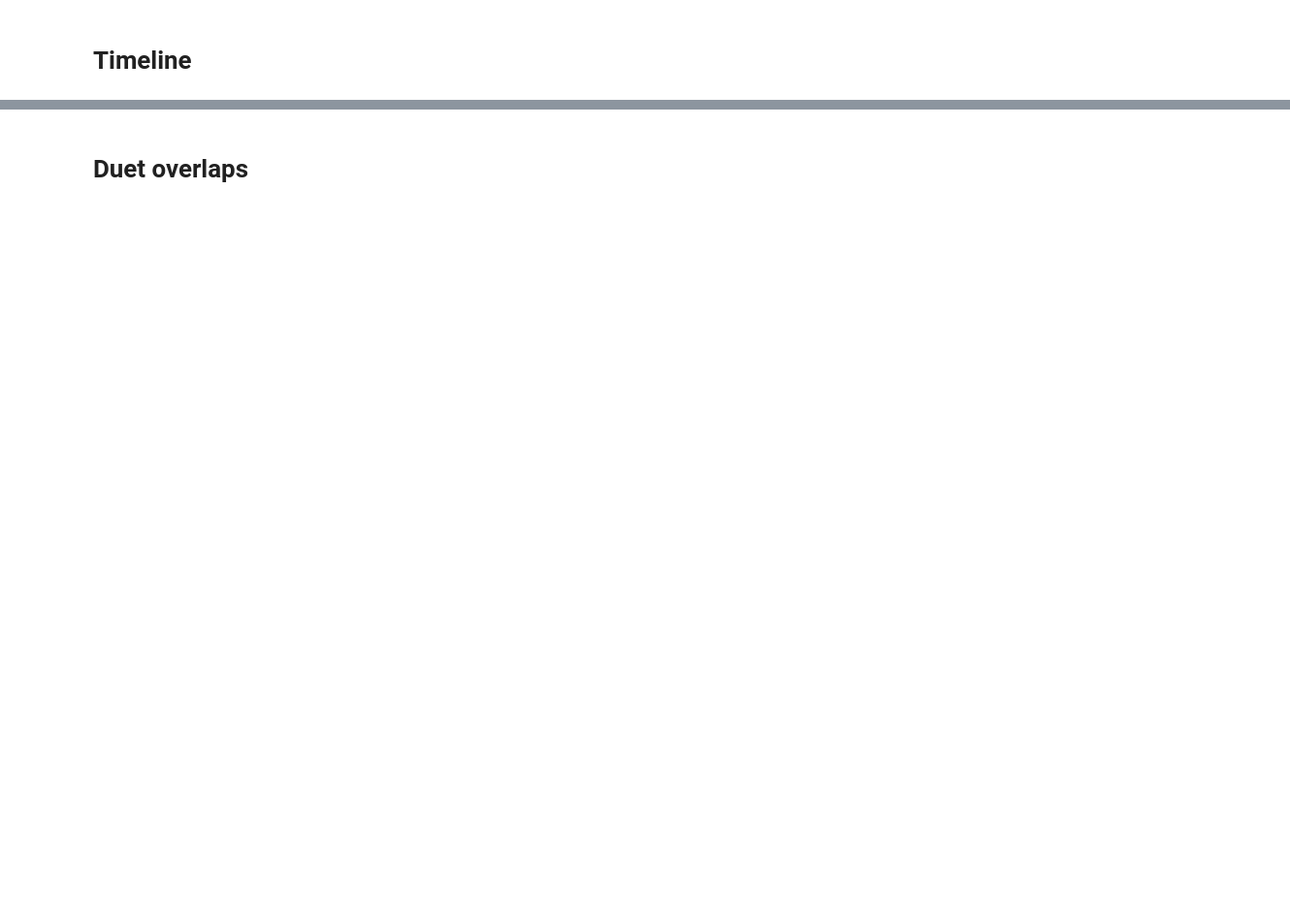
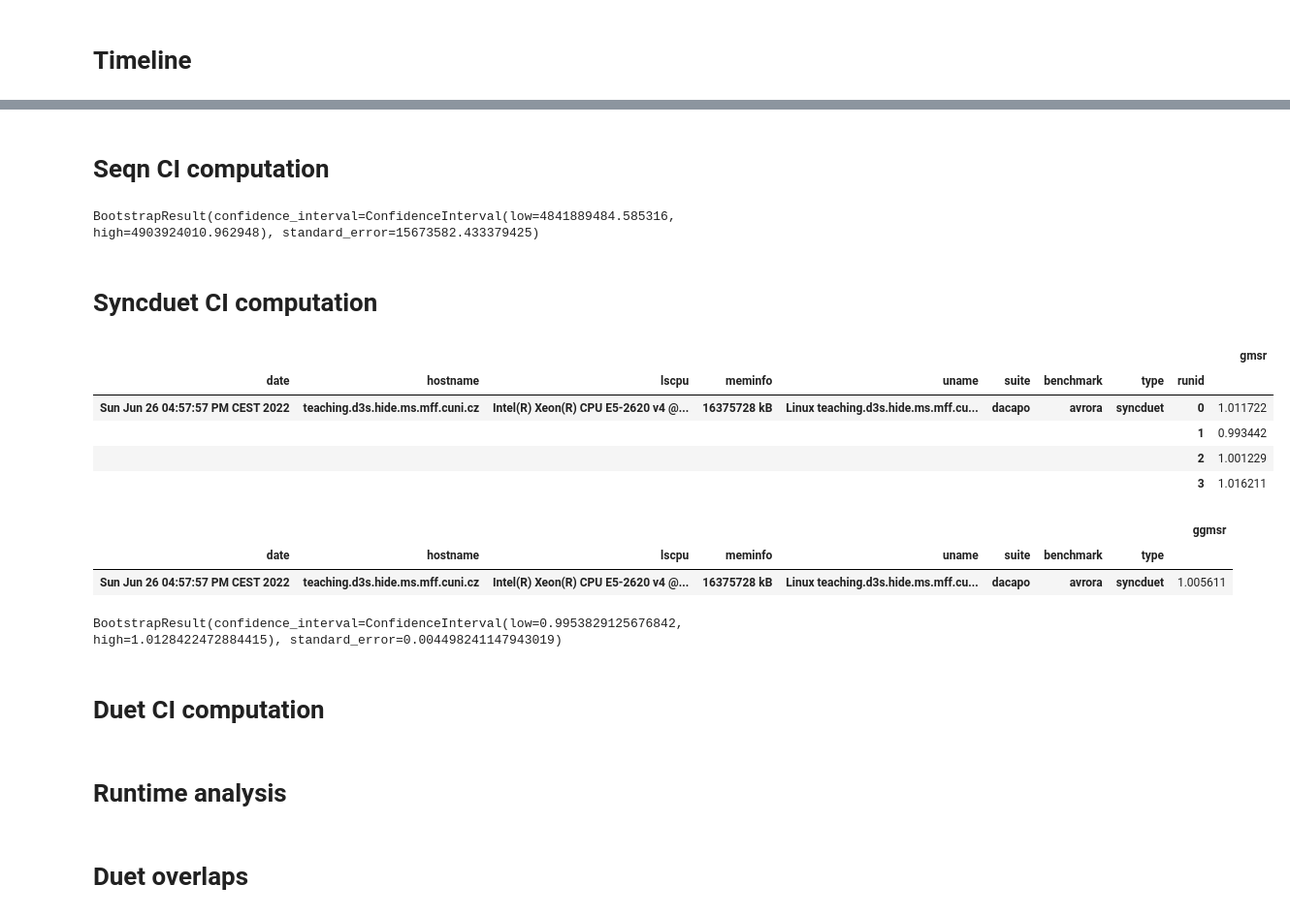
Before and after one commit to TomasDrozdik/asynchronous-duet, a Jupyter notebook: notebooks/verification.ipynb, the cells around one changed output, grey strips where cells are left out. Shown at 97% size. Cells and saved outputs as stored; diff of their text form; code cells hidden in the pictures; blank space fills up the shorter version.

```diff
--- a/notebooks/verification.ipynb
+++ b/notebooks/verification.ipynb
@@ -80,0 +172,13 @@ ValueError: Value of 'y' is not the name of a column in 'data_frame'. Expected o
+# %% [markdown]
+# Seqn CI computation
+# %%
+df = df_raw[
+    (df_raw[RF.suite] == "dacapo")
+    & (df_raw[RF.benchmark] == "avrora")
+    & (df_raw[RF.type] == "seqn")
+]
+df = preprocess_data(df)
+# df.groupby(ARTIFACT_COL + PAIR_ID_COL).agg(gmsr=(RF.time_ns, np.mean))
+bootstrap(data=(df[RF.time_ns],), statistic=np.mean)
+# %% [output]
+BootstrapResult(confidence_interval=ConfidenceInterval(low=4841889484.585316, high=4903924010.962948), standard_error=15673582.433379425)
@@ -80,0 +199,34 @@ ValueError: Value of 'y' is not the name of a column in 'data_frame'. Expected o
+# %% [markdown]
+# Syncduet CI computation
+# %%
+df = df_raw[
+    (df_raw[RF.suite] == "dacapo")
+    & (df_raw[RF.benchmark] == "avrora")
+    & (df_raw[RF.type] == "syncduet")
+]
+df = preprocess_data(df)
+df = df.pivot_table(
+    index=ARTIFACT_COL + RUN_ID_COL + [RF.iteration],
+    columns=RF.pair,
+    values=[RF.time_ns],
+).reset_index()
+df.columns = [f"{i}_{j}" if j else i for i, j in df.columns]
+df[DF.pair_speedup] = df[RF.time_ns + "_A"] / df[RF.time_ns + "_B"]
+df_gmsr = df.groupby(ARTIFACT_COL + RUN_ID_COL).agg(gmsr=(DF.pair_speedup, gmean))
+display(df_gmsr)
+df_ggmsr = df_gmsr.groupby(ARTIFACT_COL + BENCHMARK_ID_COL).agg(ggmsr=("gmsr", gmean))
+display(df_ggmsr)
+
+# Bootstrap
+bootstrap(data=(df_gmsr["gmsr"],), statistic=gmean)
+# %% [output]
+|  |  |  |  |  |  |  |  |  | gmsr |
+| date | hostname | lscpu | meminfo | uname | suite | benchmark | type | runid |  |
+| Sun Jun 26 04:57:57 PM CEST 2022 | teaching.d3s.hide.ms.mff.cuni.cz | Intel(R) Xeon(R) CPU E5-2620 v4 @... | 16375728 kB | Linux teaching.d3s.hide.ms.mff.cu... | dacapo | avrora | syncduet | 0 | 1.011722 |
+|  |  |  |  |  |  |  |  | 1 | 0.993442 |
+|  |  |  |  |  |  |  |  | 2 | 1.001229 |
+|  |  |  |  |  |  |  |  | 3 | 1.016211 |
+|  |  |  |  |  |  |  |  | ggmsr |
+| date | hostname | lscpu | meminfo | uname | suite | benchmark | type |  |
+| Sun Jun 26 04:57:57 PM CEST 2022 | teaching.d3s.hide.ms.mff.cuni.cz | Intel(R) Xeon(R) CPU E5-2620 v4 @... | 16375728 kB | Linux teaching.d3s.hide.ms.mff.cu... | dacapo | avrora | syncduet | 1.005611 |
+BootstrapResult(confidence_interval=ConfidenceInterval(low=0.9953829125676842, high=1.0128422472884415), standard_error=0.004498241147943019)
@@ -80,0 +246,2 @@ ValueError: Value of 'y' is not the name of a column in 'data_frame'. Expected o
+# %% [markdown]
+# Duet CI computation
@@ -81 +262,3 @@ ValueError: Value of 'y' is not the name of a column in 'data_frame'. Expected o
+# %% [markdown]
+# Runtime analysis
 # %%
```
Also changed, not shown: parts of 14 cells of this notebook, 4 other files.
